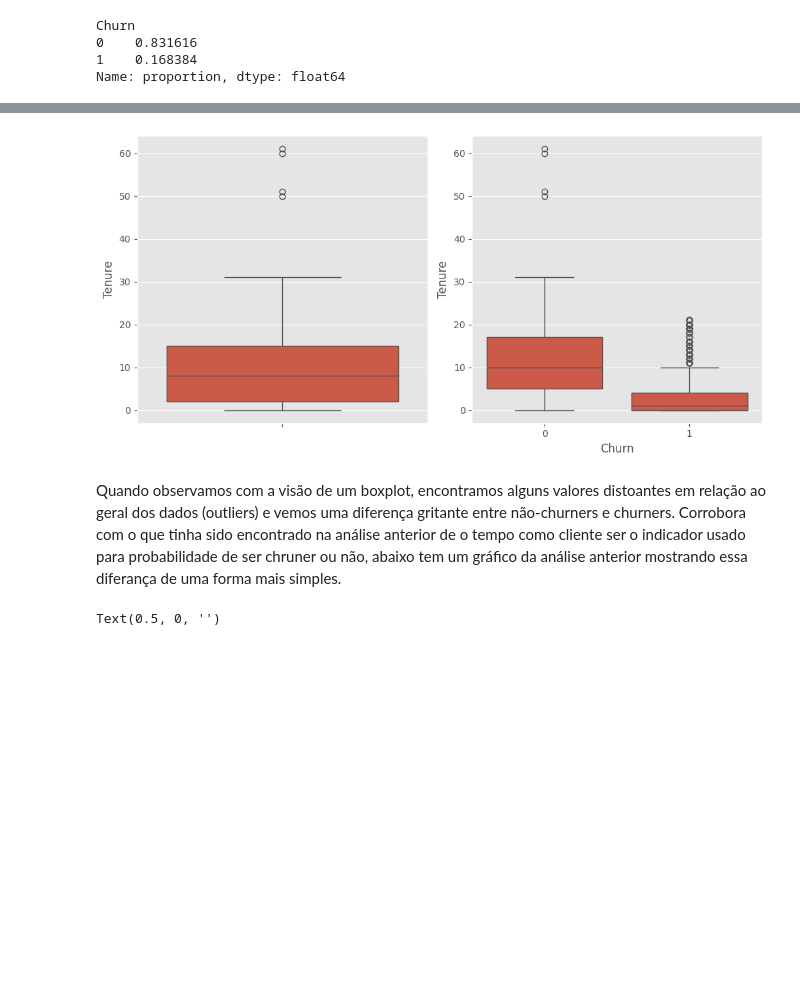
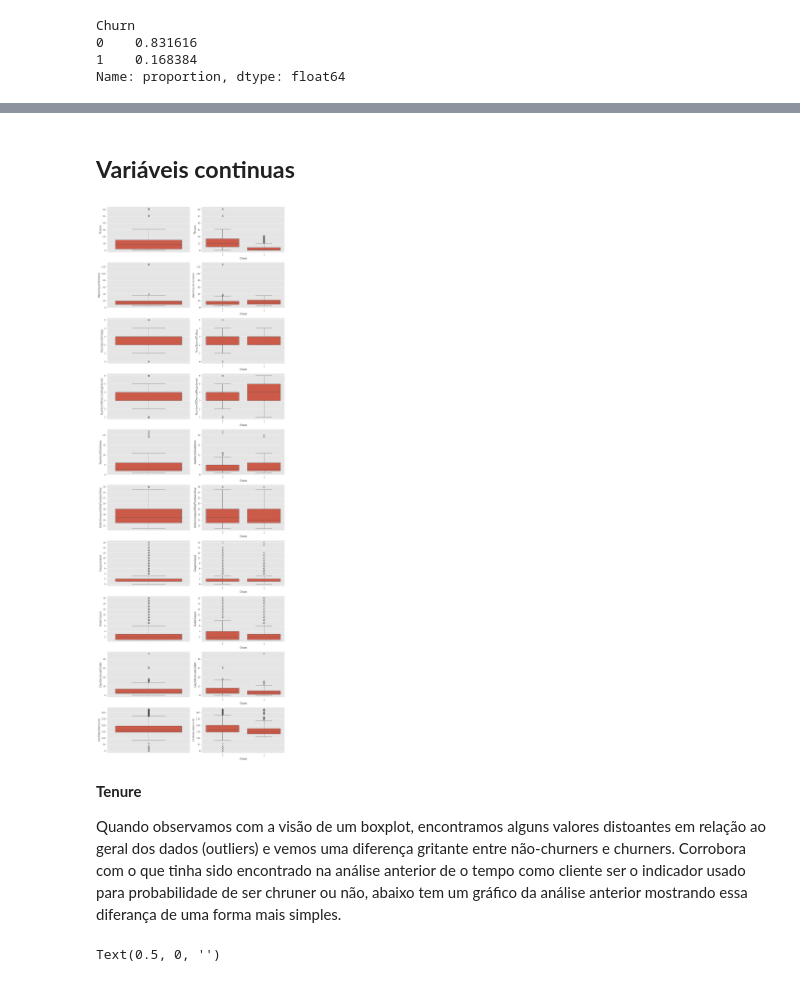
Before and after one commit to PedroReste/modelos_de_machine_learning, a Jupyter notebook: pt_analise_e_modelo_para_previsao_de_churn_em_ecommerce/analise_de_dados_focado_para_o_modelo_de_churn.ipynb, the cells around one changed output, grey strips where cells are left out. Saved outputs shown, nothing was run; the diff lists cells and outputs as text; code cells hidden in the pictures; blank space fills up the shorter version.

Commit message:
Removendo Outliers e analisando a correlação entre as variáveis

```diff
--- a/pt_analise_e_modelo_para_previsao_de_churn_em_ecommerce/analise_de_dados_focado_para_o_modelo_de_churn.ipynb
+++ b/pt_analise_e_modelo_para_previsao_de_churn_em_ecommerce/analise_de_dados_focado_para_o_modelo_de_churn.ipynb
@@ -13,7 +14,7 @@ import seaborn as sns
 # %% [markdown]
 **Dataset**
 # %%
-url = "https://github.com/PedroReste/prescriptvie_and_prediction_analysis/raw/main/pt_modelo_de_previsao_de_churn_ecommerce_com_arvore_de_decisao/ecommerce_dataset_tratado.xlsx"
+url = "https://github.com/PedroReste/prescriptive_and_prediction_analysis/raw/main/pt_analise_e_modelo_para_previsao_de_churn_em_ecommerce/ecommerce_dataset_tratado.xlsx"
 df = pd.read_excel(url)
 # %%
 #Configurações gerais
@@ -73,5 +74,3 @@ Agora vamos aprofundar essa análise, realizando um comparativo com a variável
 Caso não tenha lido a primeira análise[link], descobrimos que a variável Tenure (qtd em meses que o usuário é cliente) parece ser o principal definidor se um cliente tem maior ou menor probilidade de ser churner. Aqui já existe uma possiblidade, de rodar posteriormente o modelo de árvore de decisão sem essa váriavel para verficar se há diferença no resultado.
 # %% [markdown]
 **Churn**
-# %%
-df["Churn"].replace({0:1, 1:0}, inplace=True)
@@ -102,13 +92,29 @@ Temos uma base que a quantidade não-churners e churners é disproporsionla, par
+# %%
+colunas_continuas = ['Tenure', 'WarehouseToHome', 'HourSpendOnApp', 'NumberOfDeviceRegistered',
+                     'NumberOfAddress', 'OrderAmountHikeFromlastYear', 'CouponUsed', 'OrderCount',
+                     'DaySinceLastOrder', 'CashbackAmount']
+
+colunas_categoricas = ['PreferredLoginDevice', 'CityTier', 'Gender', 'SatisfactionScore',
+                       'MaritalStatus', 'Complain', 'PreferredPaymentMode_Cash', 'PreferredPaymentMode_Credit',
+                       'PreferredPaymentMode_Debit', 'PreferredPaymentMode_E wallet', 'PreferredPaymentMode_UPI',
+                       'PreferedOrderCat_Fashion', 'PreferedOrderCat_Grocery', 'PreferedOrderCat_Laptop & Accessory',
+                       'PreferedOrderCat_Mobile', 'PreferedOrderCat_Others']
+# %% [markdown]
+## **Variáveis continuas**
 # %%
-fig, axes = plt.subplots(1, 2, figsize=(10,5))
+fig, axes = plt.subplots(len(colunas_continuas), 2, figsize=(12, 35))
+num = 0
 
-_ = sns.boxplot(data=df, y="Tenure", ax=axes[0])
-_ = sns.boxplot(data=df, x="Churn", y="Tenure", ax=axes[1])
-
-_ = fig.tight_layout()
+for i in colunas_continuas:
+    _ = sns.boxplot(data=df, y=i, ax=axes[num, 0])
+    _ = sns.boxplot(data=df, x="Churn", y=i, ax=axes[num, 1])
+    num += 1
+    _ = fig.tight_layout()
 # %% [output]
-[figure, old version]
+[figure, new version]
 # %% [markdown]
+**Tenure**
+
 Quando observamos com a visão de um boxplot, encontramos alguns valores distoantes em relação ao geral dos dados (outliers) e vemos uma diferença gritante entre não-churners e churners. Corrobora com o que tinha sido encontrado na análise anterior de o tempo como cliente ser o indicador usado para probabilidade de ser chruner ou não, abaixo tem um gráfico da análise anterior mostrando essa diferança de uma forma mais simples.
 # %%
 fig, axes = plt.subplots(figsize=(10, 5))
```
Also changed, not shown: parts of 81 cells of this notebook.
